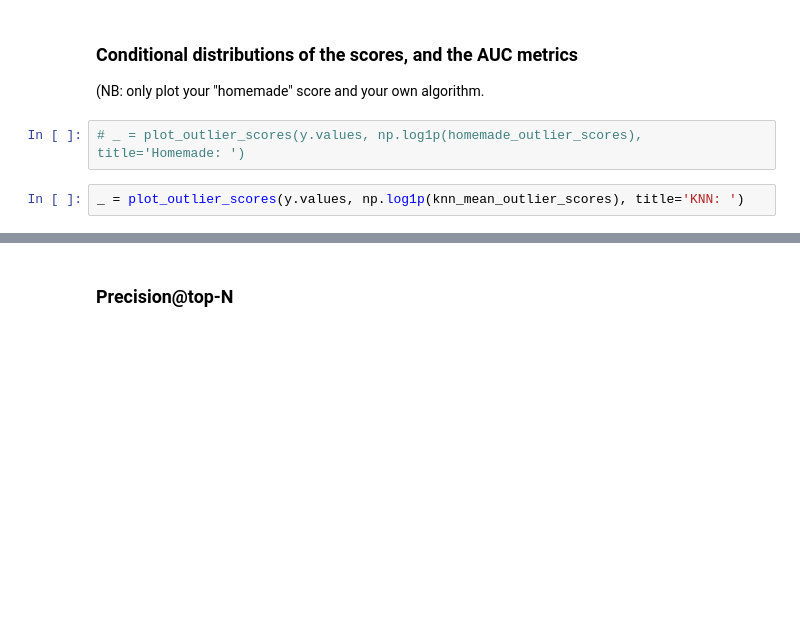
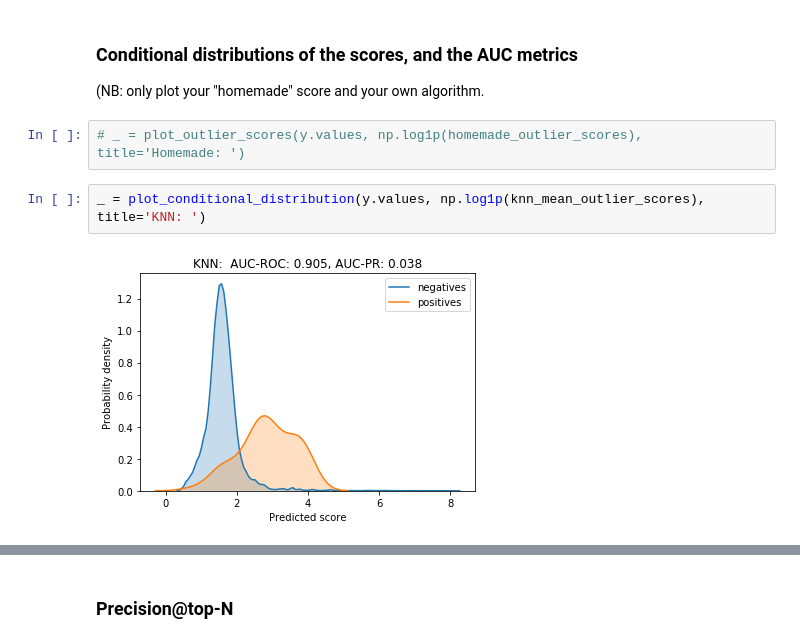
Before and after one commit to DonErnesto/masterclassSFI_2021, a Jupyter notebook: notebooks/CreditCardUnsupervised.ipynb, the cells around one changed output, grey strips where cells are left out. Cells and saved outputs as stored; diff of their text form; blank space fills up the shorter version.

```diff
--- a/notebooks/CreditCardUnsupervised.ipynb
+++ b/notebooks/CreditCardUnsupervised.ipynb
@@ -245,5 +314,7 @@ from ml_utils import plot_top_N, plot_outlier_scores
 # %%
 # _ = plot_outlier_scores(y.values, np.log1p(homemade_outlier_scores), title='Homemade: ')
 # %%
-_ = plot_outlier_scores(y.values, np.log1p(knn_mean_outlier_scores), title='KNN: ')
+_ = plot_conditional_distribution(y.values, np.log1p(knn_mean_outlier_scores), title='KNN: ')
+# %% [output]
+[figure, added]
 # %%
```
Also changed, not shown: parts of 17 cells of this notebook, 2 other files.
